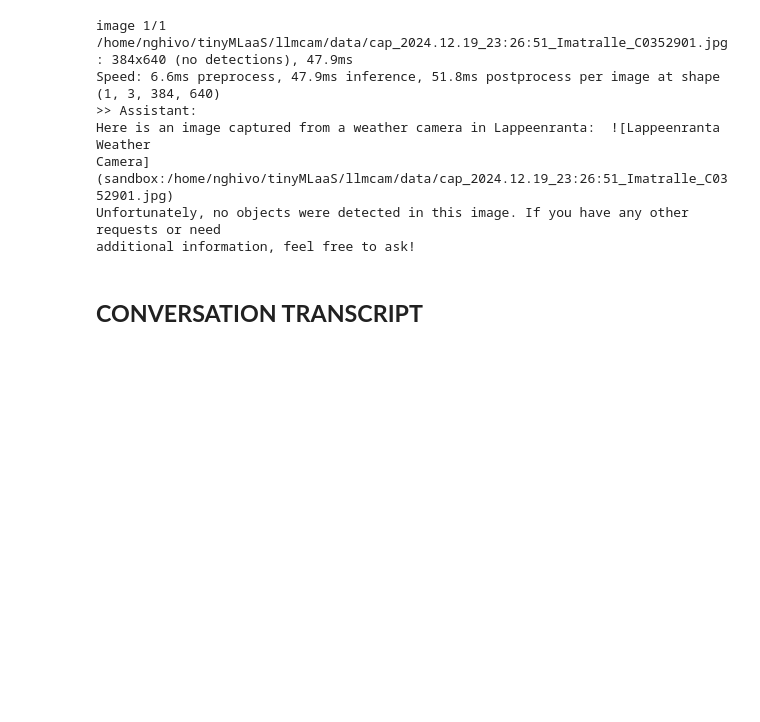
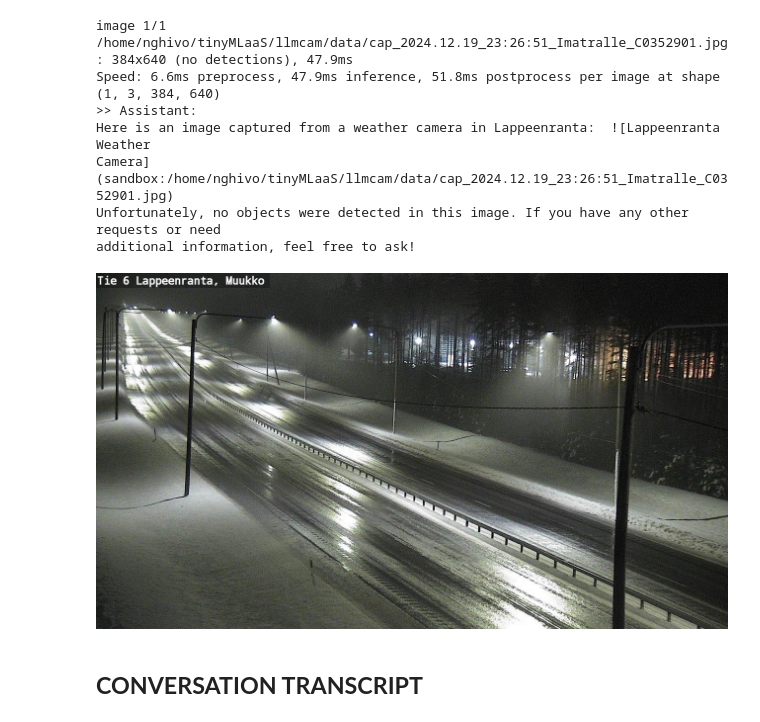
Before and after one commit to ninjalabo/llmcam_OLD, a Jupyter notebook: nbs/demos/01_demo_scenario_1.ipynb, the cells around one changed output. Saved outputs shown, nothing was run; the diff lists cells and outputs as text; code cells hidden in the pictures; blank space fills up the shorter version.

Commit message:
display captured image

```diff
--- a/nbs/demos/01_demo_scenario_1.ipynb
+++ b/nbs/demos/01_demo_scenario_1.ipynb
@@ -158,6 +158,13 @@ Here is an image captured from a weather camera in Lappeenranta:  ![Lappeenranta
 Camera](sandbox:/home/nghivo/tinyMLaaS/llmcam/data/cap_2024.12.19_23:26:51_Imatralle_C0352901.jpg)
 Unfortunately, no objects were detected in this image. If you have any other requests or need
 additional information, feel free to ask!
+# %%
+#| eval: false
+# Display the downloaded image
+from IPython.display import Image
+Image("/home/nghivo/tinyMLaaS/llmcam/data/cap_2024.12.19_23:26:51_Imatralle_C0352901.jpg")
+# %% [output]
+[figure, added]
 # %% [markdown]
 ## **CONVERSATION TRANSCRIPT**
 # %%
```
